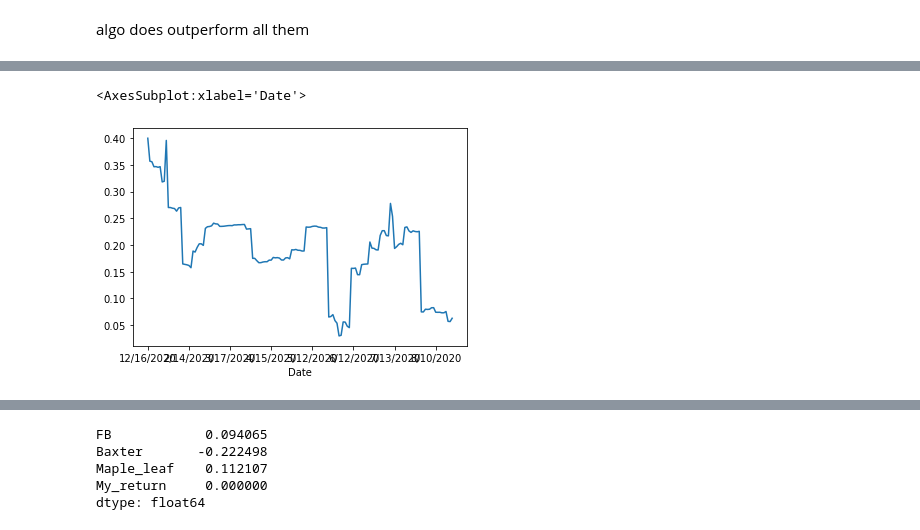
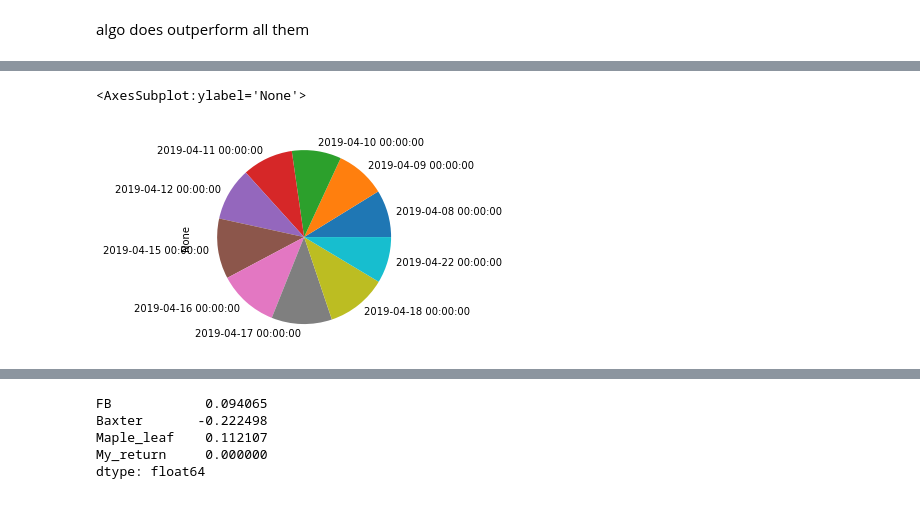
Before and after one commit to daveyugwa/pandas, a Jupyter notebook: pandas assignment.ipynb, the cells around one changed output, grey strips where cells are left out. Drawn from its saved outputs; the diff is of its cells as text; code cells hidden in the pictures.

```diff
--- a/pandas assignment.ipynb
+++ b/pandas assignment.ipynb
@@ -607,6 +526,7 @@ combined_custom_df.head(5)
 # %%
 #calculating daily return for all the portfolios
-# before combining the df's we already calculated the returns
+
+Custom_return=combined_custom_df.pct_change()
 # %%
 #dropping some na's
-Custom_return=combined_custom_df.dropna()
+Custom_return=Custom_return.dropna()
@@ -640,8 +561,6 @@ dtype: float64
 comb_cust_weight=pd.concat([Custom_return,custom_weighted_returns], axis='columns',join='inner')
 # %%
 comb_cust_weight.sort_index(inplace=True)
-# %%
-comb_cust_weight=pd.DataFrame(comb_cust_weight)
 # %%
 comb_cust_weight=comb_cust_weight.rename(columns={0:"My_return"})
 # %%
@@ -734,7 +647,7 @@ cust_corr.plot()
 # %%
 #calculating the rolling and covarince and also ploting the graph
-cust_covar_rolling=Custom_return['FB'].rolling(window=60).cov(Custom_return['Baxter'])
-cust_var_roling=Custom_return['Baxter'].rolling(window=60).var()
+cust_covar_rolling=comb_cust_weight['My_return'].rolling(window=60).cov(combine_df['SP_RETURN'])
+cust_var_roling=combine_df['SP_RETURN'].rolling(window=60).var()
 # %%
 cust_covar_rolling.dropna()
 # %% [output]
@@ -775,5 +685,5 @@ Length: 149, dtype: float64
 # %%
-cust_var_FB.plot()
+cust_var_FB.plot.pie()
 # %% [output]
-<AxesSubplot:xlabel='Date'>
+<AxesSubplot:ylabel='None'>
-[figure, old version]
+[figure, new version]
```
Also changed, not shown: parts of 83 cells of this notebook.
